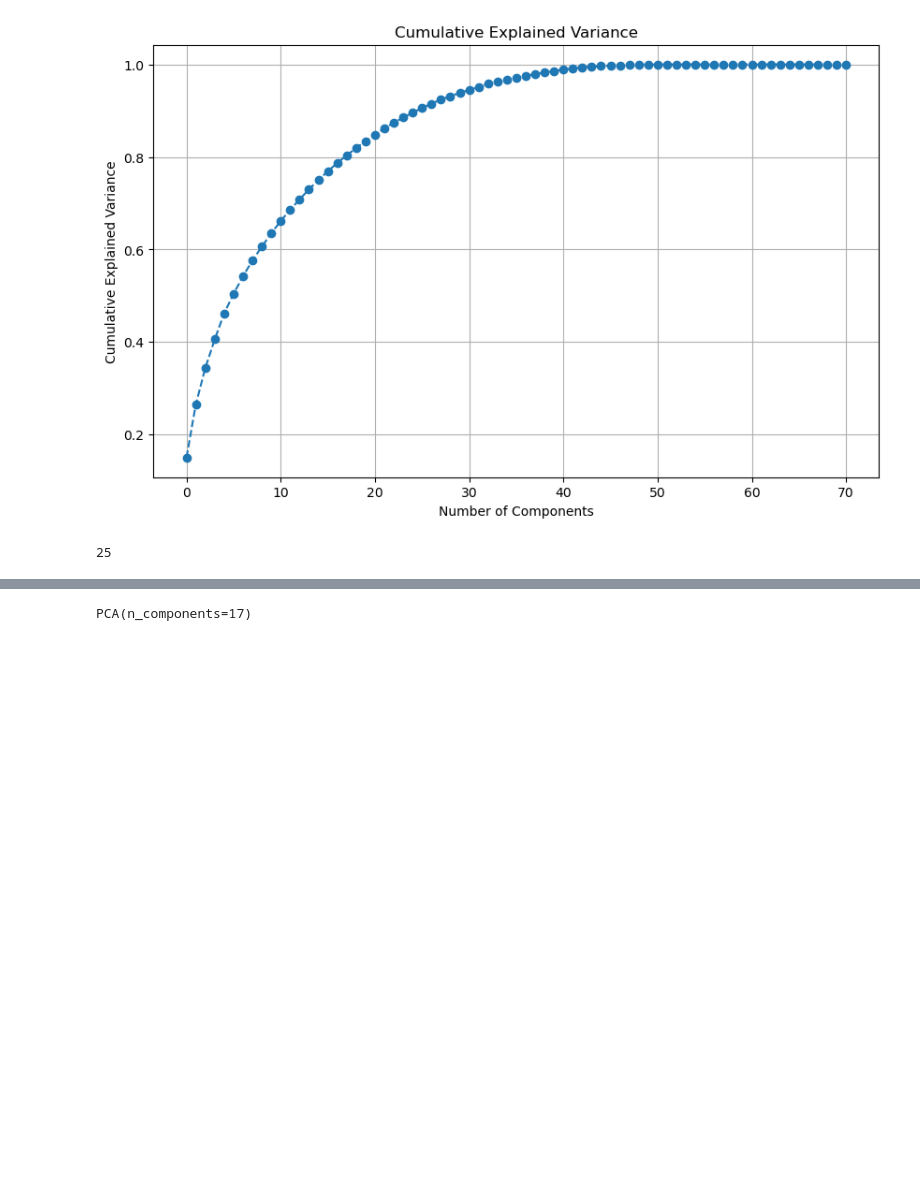
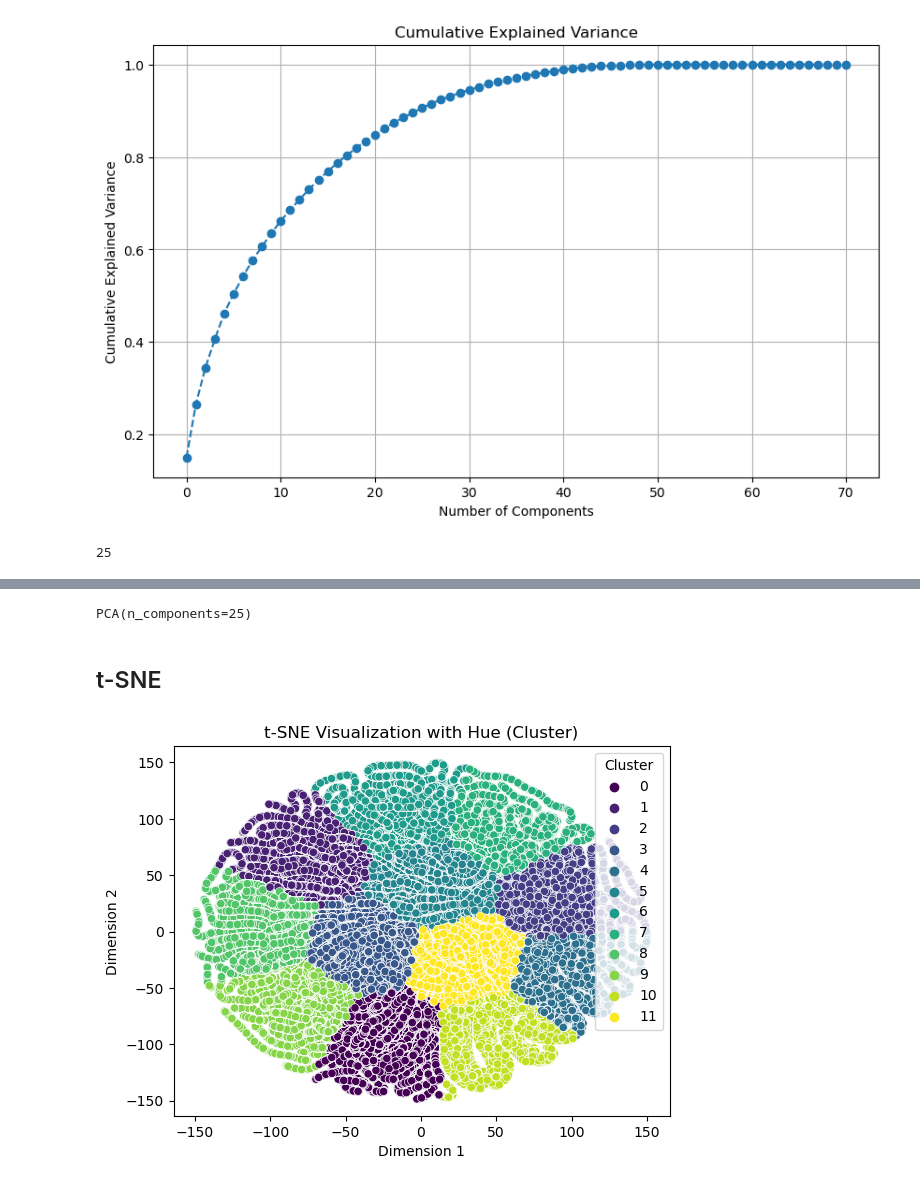
Before and after one commit to anly501/dsan-5000-project-jbrismor, a Jupyter notebook: dsan-website/5000-website/Dimension_red.ipynb, the cells around one changed output, grey strips where cells are left out. Cells and saved outputs as stored; diff of their text form; code cells hidden in the pictures; blank space fills up the shorter version.

```diff
--- a/dsan-website/5000-website/Dimension_red.ipynb
+++ b/dsan-website/5000-website/Dimension_red.ipynb
@@ -68,11 +72,13 @@ By rule of thumb, we want to keep at least 80% of the variance. However, to be m
 # %%
-pca=PCA(n_components=17)
+pca=PCA(n_components=25)
 pca.fit(df_scaled)
 # %% [output]
-PCA(n_components=17)
+PCA(n_components=25)
 # %%
 pca.transform(df_scaled)
 scores_pca = pca.transform(df_scaled)
 
 scores_pca_df = pd.DataFrame(scores_pca, columns=[f'PC{i}' for i in range(1, scores_pca.shape[1] + 1)])
 scores_pca_df.to_csv('../../data/Clean_Data_project_Pub.Transport_5000/scores_pca.csv', index=False)
+# %% [markdown]
+## t-SNE
@@ -78,0 +98,30 @@ scores_pca_df.to_csv('../../data/Clean_Data_project_Pub.Transport_5000/scores_pc
+# %%
+import pandas as pd
+from sklearn.manifold import TSNE
+from sklearn.cluster import KMeans
+import matplotlib.pyplot as plt
+import seaborn as sns
+
+# Assuming your dataset has features only (no labels)
+X = df.iloc[:, :]
+
+# Initialize the t-SNE model
+tsne = TSNE(n_components=2, random_state=42)
+
+# Fit and transform the data
+X_tsne = tsne.fit_transform(X)
+
+# Use KMeans to get cluster assignments
+kmeans = KMeans(n_clusters=12, random_state=42)  # You can change the number of clusters as needed
+clusters = kmeans.fit_predict(X_tsne)
+
+# Create a DataFrame for the t-SNE results with cluster assignments
+tsne_df = pd.DataFrame(data=X_tsne, columns=['Dimension 1', 'Dimension 2'])
+tsne_df['Cluster'] = clusters
+
+# Plot the t-SNE results with hue based on cluster
+sns.scatterplot(x='Dimension 1', y='Dimension 2', hue='Cluster', data=tsne_df, palette='viridis', legend='full')
+plt.title('t-SNE Visualization with Hue (Cluster)')
+plt.show()
+# %% [output]
+[figure, added]
```
Also changed, not shown: parts of 9 cells of this notebook, 20 other files.
